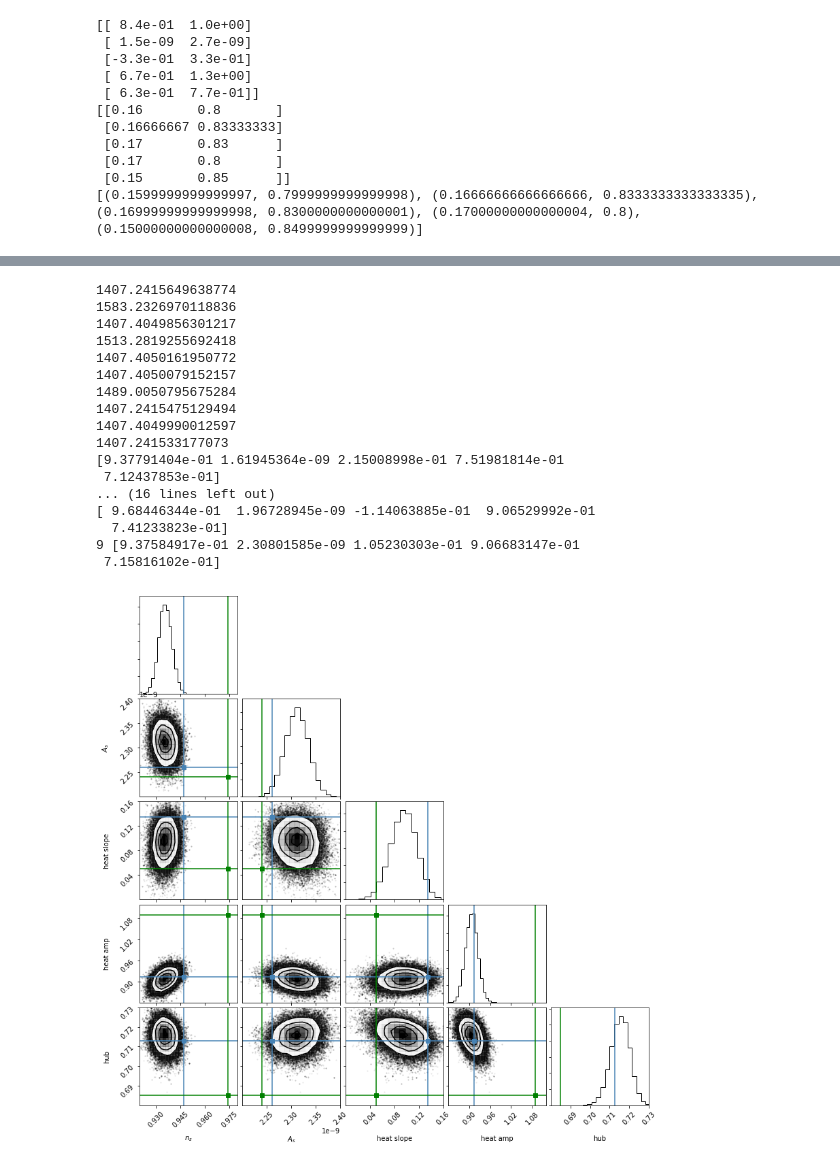
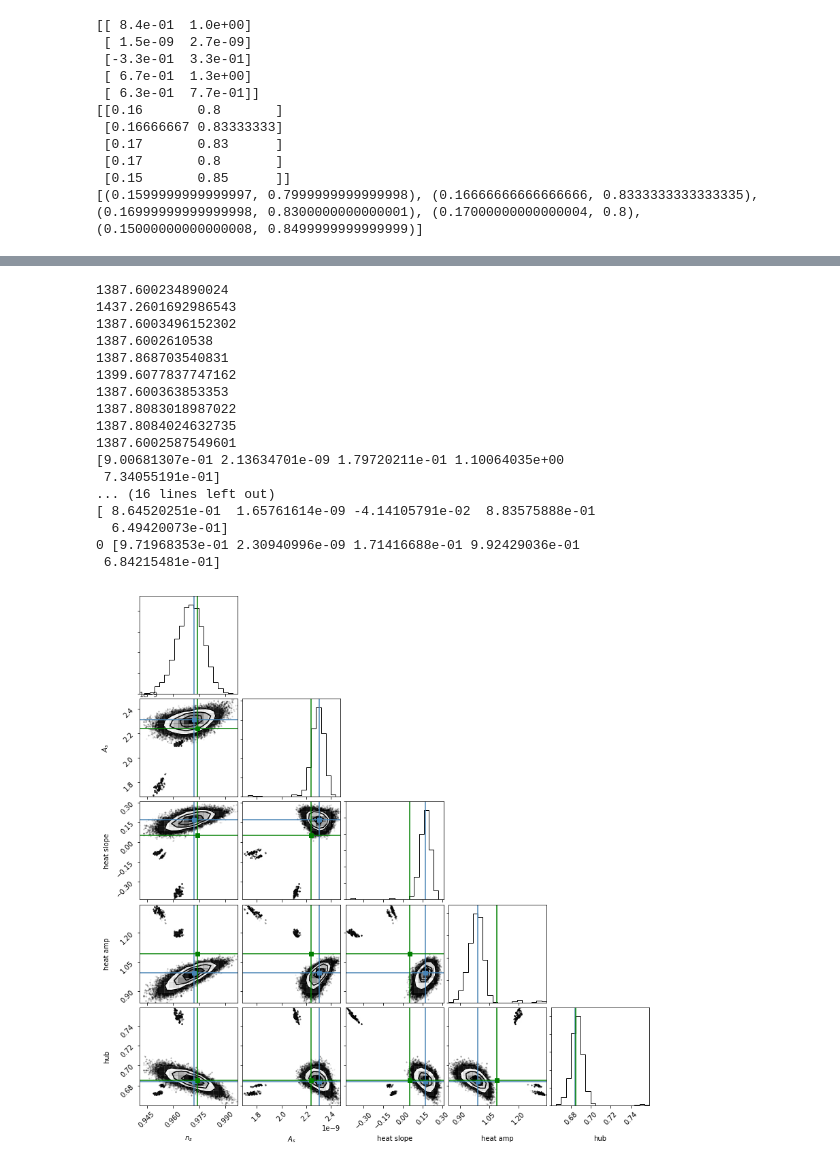
Before and after one commit to keirkwame/lya_emulator, a Jupyter notebook: test_emulator.ipynb, the cells around one changed output, grey strips where cells are left out. Drawn from its saved outputs; the diff is of its cells as text; code cells hidden in the pictures.

```diff
--- a/test_emulator.ipynb
+++ b/test_emulator.ipynb
@@ -34,7 +29,7 @@ import matplotlib.pyplot as plt
 # %%
 %matplotlib inline
 # %%
-posterior_samples = np.loadtxt('/home/keir/Data/emulator/AA0.97BB1.3_chain_refinement_tight_validation_refine1.txt')
+posterior_samples = np.loadtxt('/home/keir/Data/emulator/AA0.97BB1.3_chain_refinement_tight_validation_refine5.txt')
 # %%
 output[0].param_limits
 # %% [output]
@@ -92,8 +91,9 @@ import acquisition as ac
 #optimisation_bounds = [(1.e-7, 1. - 1.e-7) for i in range(n_parameters - n_marginalised_parameters)]
 #integration_bounds = [list(output[0].param_limits[0]), list(output[0].param_limits[1])]
 #integration_bounds = [[-0.05, 0.1], [0.92, 1.02]]
-integration_bounds = [[-0.04, 0.1], [0.96, 1.02]]
-argument_list = [(starting_positions[i], output[0], optimisation_bounds, 0.004, 1., integration_bounds) for i in range(n_process)]
+#integration_bounds = [[-0.04, 0.1], [0.96, 1.02]]
+integration_bounds = [[-0.05, 0.09], [0.94, 1.01]]
+argument_list = [(starting_positions[i], output[0], optimisation_bounds, 0.002, 1., integration_bounds) for i in range(n_process)]
 
 pool_instance = mg.Pool(n_process)
 optimisation_output = pool_instance.map(ac.optimise_acquisition_function_parallel, argument_list)
@@ -126,62 +107,63 @@ optimisation_output = pool_instance.map(ac.optimise_acquisition_function_paralle
 best_process = np.argmin(np.array([optimisation_output[i].fun for i in range(n_process)]))
 print(best_process, map_from_unit_cube(optimisation_output[best_process].x, output[0].param_limits[n_marginalised_parameters:]))
 # %% [output]
-1407.2415649638774
-1583.2326970118836
-1407.4049856301217
-1513.2819255692418
-1407.4050161950772
-1407.4050079152157
-1489.0050795675284
-1407.2415475129494
-1407.4049990012597
-1407.241533177073
-[9.37791404e-01 1.61945364e-09 2.15008998e-01 7.51981814e-01
- 7.12437853e-01]
+1387.600234890024
+1437.2601692986543
+1387.6003496152302
+1387.6002610538
+1387.868703540831
+1399.6077837747162
+1387.600363853353
+1387.8083018987022
+1387.8084024632735
+1387.6002587549601
+[9.00681307e-01 2.13634701e-09 1.79720211e-01 1.10064035e+00
+ 7.34055191e-01]
 ... (16 lines left out)
-[ 9.68446344e-01  1.96728945e-09 -1.14063885e-01  9.06529992e-01
-  7.41233823e-01]
-9 [9.37584917e-01 2.30801585e-09 1.05230303e-01 9.06683147e-01
- 7.15816102e-01]
+[ 8.64520251e-01  1.65761614e-09 -4.14105791e-02  8.83575888e-01
+  6.49420073e-01]
+0 [9.71968353e-01 2.30940996e-09 1.71416688e-01 9.92429036e-01
+ 6.84215481e-01]
 # %%
 import corner as co
 
-corner_plot_limits = [[0.92, 0.98], [2.2e-09, 2.4e-09], [0., 0.16], [0.84, 1.12], [0.68, 0.73]]
+#corner_plot_limits = [[0.92, 0.98], [2.2e-09, 2.4e-09], [0., 0.16], [0.84, 1.12], [0.68, 0.73]]
+corner_plot_limits = [[0.945, 0.978], [2.18e-09, 2.32e-09], [0.04, 0.26], [0.86, 1.1], [0.675, 0.715]]
 
 corner_plot_labels = [r'$d\tau_0$', r'$\tau_0$', r'$n_s$', r'$A_s$', 'heat slope', 'heat amp', 'hub']
 
-#figure = co.corner(posterior_samples[:, n_marginalised_parameters:], labels=corner_plot_labels[n_marginalised_parameters:], truths=np.concatenate(([], map_from_unit_cube(optimisation_output[best_process].x, output[0].param_limits[n_marginalised_parameters:]))))
-figure = co.corner(posterior_samples[:, n_marginalised_parameters:], labels=corner_plot_labels[n_marginalised_parameters:], truths=np.concatenate(([], refinement_simulation + random_gauss)))
+figure = co.corner(posterior_samples[:, n_marginalised_parameters:], labels=corner_plot_labels[n_marginalised_parameters:], truths=np.concatenate(([], map_from_unit_cube(optimisation_output[best_process].x, output[0].param_limits[n_marginalised_parameters:]))))
+#figure = co.corner(posterior_samples[:, n_marginalised_parameters:], labels=corner_plot_labels[n_marginalised_parameters:], truths=np.concatenate(([], refinement_simulation + random_gauss)))
 
 ###Add truths
 # Extract the axes
 value1 = [0.974, 2.24e-09, 0.0509, 1.09, 0.685]
 ndim = n_parameters - n_marginalised_parameters
 axes = np.array(figure.axes).reshape((ndim, ndim))
 
 # Loop over the diagonal
 for i in range(ndim):
     ax = axes[i, i]
     ax.axvline(value1[i], color="g")
     #ax.axvline(value2[i], color="r")
 
-    ax.set_xlim(corner_plot_limits[i])
+    #ax.set_xlim(corner_plot_limits[i])
 
 # Loop over the histograms
 for yi in range(ndim):
     for xi in range(yi):
         ax = axes[yi, xi]
         ax.axvline(value1[xi], color="g")
         #ax.axvline(value2[xi], color="r")
         ax.axhline(value1[yi], color="g")
         #ax.axhline(value2[yi], color="r")
         ax.plot(value1[xi], value1[yi], "sg")
         #ax.plot(value2[xi], value2[yi], "sr")
 
-        ax.set_xlim(corner_plot_limits[xi])
-        ax.set_ylim(corner_plot_limits[yi])
+        #ax.set_xlim(corner_plot_limits[xi])
+        #ax.set_ylim(corner_plot_limits[yi])
 # %% [output]
-[figure, old version]
+[figure, new version]
 # %%
 p_lims = np.array([[-2.50e-01,  2.50e-01],
        [ 7.50e-01,  1.25e+00],
```
Also changed, not shown: parts of 6 cells of this notebook, 3 other files.
